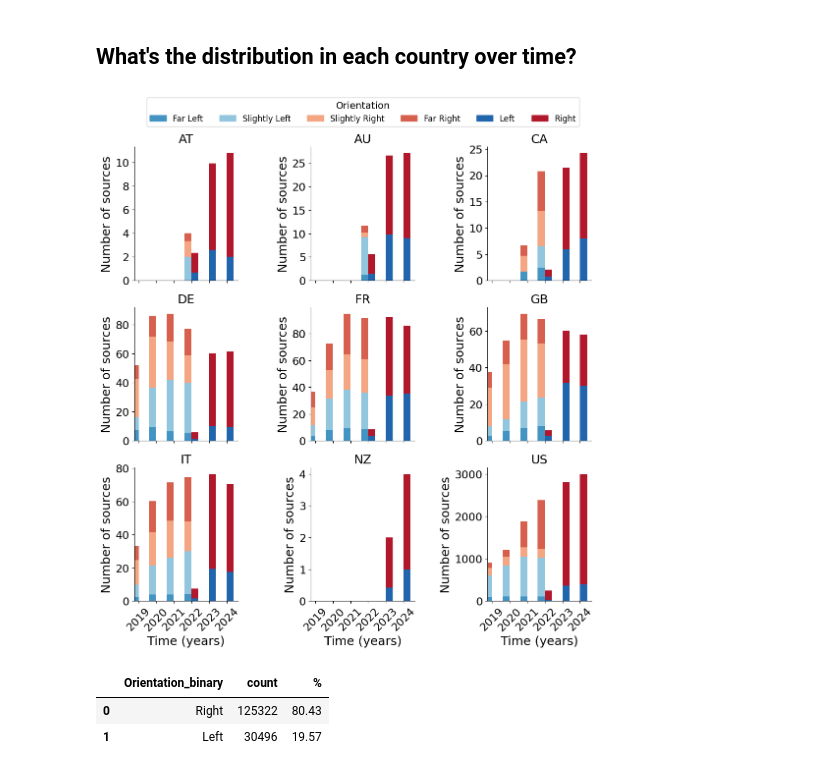
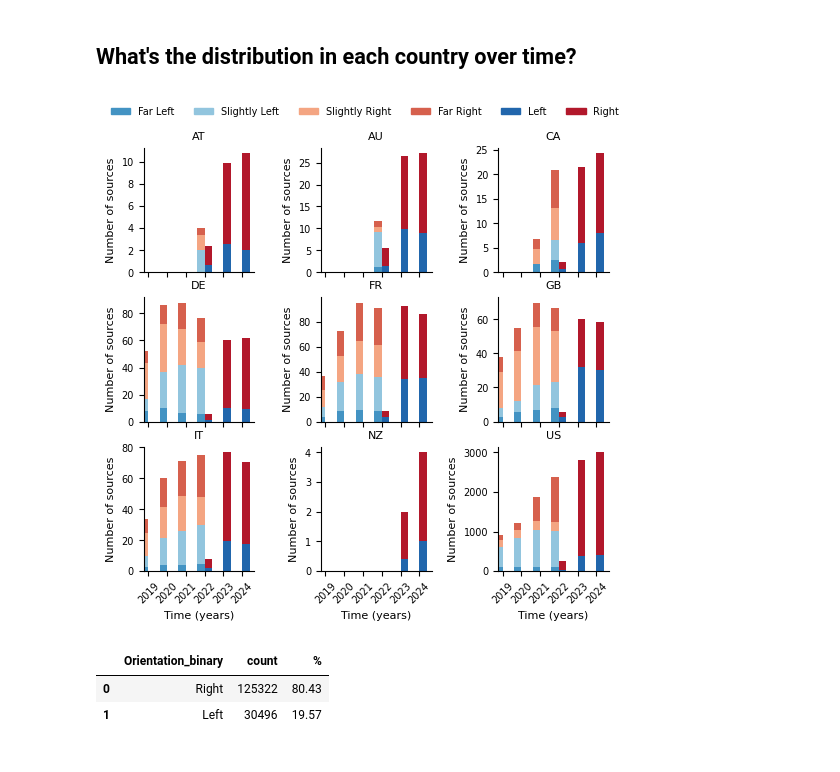
Before and after one commit to julaluehring/newsguard-review-analysis, a Jupyter notebook: describe_orientation.ipynb, the cells around one changed output. Saved outputs shown, nothing was run; the diff lists cells and outputs as text; code cells hidden in the pictures.

Commit message:
standardize figsizes

```diff
--- a/describe_orientation.ipynb
+++ b/describe_orientation.ipynb
@@ -279,12 +279,12 @@ orientation_year_after = orientation_after\
 # %%
 #plot with two variables on the y-axis
 fig, axs = plt.subplots(nrows=3, ncols=3,
-                        figsize=(12, 12),
+                        figsize=(6, 5.5),
                         sharey=False,
                         sharex=True)
 
 plt.subplots_adjust(hspace=0.2,
-                    wspace=0.7)
+                    wspace=0.6)
 
 orientation_palette_before = {
                         "Far Left": "#4393c3",
@@ -322,42 +322,41 @@ for i, country in enumerate(orientation_year_before["Country"].unique()):
                                                                     values="Count_after")
     orientation_counts_after = orientation_counts_after.reindex(unique_years, fill_value=0)
     orientation_counts_after.plot(kind="bar",
                                   stacked=True,
                                   ax=axs[row, col_in_row],
                                   width=0.4,
                                   position=0,
                                   legend=False,
                                   color=orientation_palette_after.values())
 
-    axs[row, col_in_row].set_xlabel("Time (years)", fontsize=18)
-    axs[row, col_in_row].set_ylabel("Number of sources", fontsize=18)
-    axs[row, col_in_row].set_title(f"{country}", fontsize=18)
-    axs[row, col_in_row].tick_params(axis="x", labelsize=16, rotation=45)
-    axs[row, col_in_row].tick_params(axis="y", labelsize=16)
+    axs[row, col_in_row].set_xlabel("Time (years)", fontsize=8)
+    axs[row, col_in_row].set_ylabel("Number of sources", fontsize=8)
+    axs[row, col_in_row].set_title(f"{country}", fontsize=8)
+    axs[row, col_in_row].tick_params(axis="x", labelsize=7, rotation=45)
+    axs[row, col_in_row].tick_params(axis="y", labelsize=7)
     custom_plots(ax=axs[row, col_in_row])
 
 # add shared legend
 handles = [mpatches.Patch(color=color, label=label)
            for label, color in orientation_palette_before.items()]
 handles += [mpatches.Patch(color=color, label=label)
             for label, color in orientation_palette_after.items()]
 
 axs[2, 2].legend(handles=handles,
-                 title="Orientation",
                  loc="upper center",
                  bbox_to_anchor=(-1.2, 3.8),
+                 frameon=False,
                  ncol=6,
-                 title_fontsize=14,
-                 fontsize=12)
+                 fontsize=7)
 
 
 plt.savefig(join(FIGURES, "orientation_over_time_per_country_before_after.pdf"),
             bbox_inches='tight',
             pad_inches=0.1,
             dpi=300)
 plt.show()
 # %% [output]
-[figure, old version]
+[figure, new version]
 # %%
 # collapse the ratings into binary categories
 for df in [df_15, df_15_countries]:
```
Also changed, not shown: parts of 4 cells of this notebook, 1 other file.
